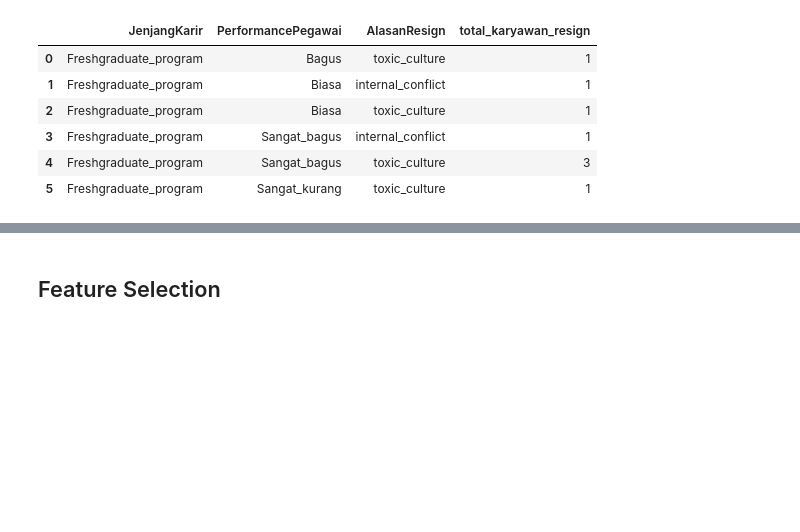
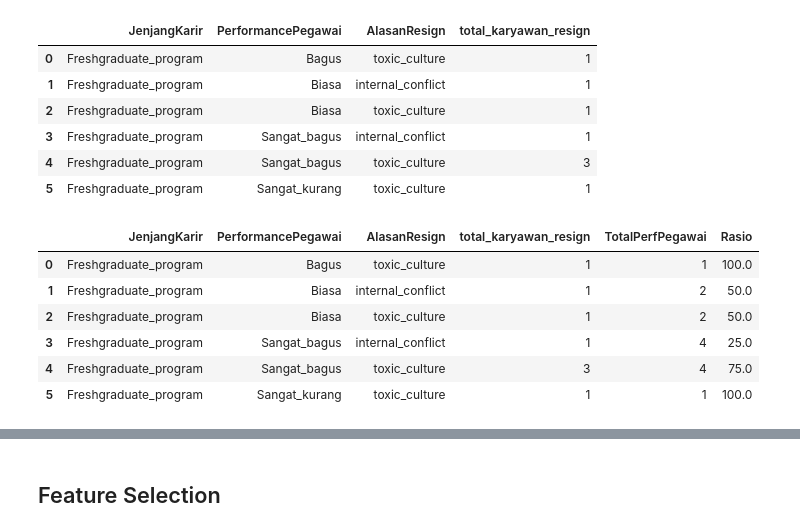
Before and after one commit to pwirap/-Improving-Employee-Retention-by-Predicting-Employee-Attrition-Using-Machine-Learning, a Jupyter notebook: PHILIPUS_Improving_Employee_Retention_by_Predicting_Employee_Attrition_Using_Machine_Learning.ipynb, the cells around one changed output, grey strips where cells are left out. Saved outputs shown, nothing was run; the diff lists cells and outputs as text; code cells hidden in the pictures; blank space fills up the shorter version.

```diff
--- a/PHILIPUS_Improving_Employee_Retention_by_Predicting_Employee_Attrition_Using_Machine_Learning.ipynb
+++ b/PHILIPUS_Improving_Employee_Retention_by_Predicting_Employee_Attrition_Using_Machine_Learning.ipynb
@@ -328 +335,11 @@ data_eda_dataanalyst_group
+# %%
+data_eda_dataanalyst_group
+# %% [output]
+|  | JenjangKarir | PerformancePegawai | AlasanResign | total_karyawan_resign | TotalPerfPegawai | Rasio |
+| 0 | Freshgraduate_program | Bagus | toxic_culture | 1 | 1 | 100.0 |
+| 1 | Freshgraduate_program | Biasa | internal_conflict | 1 | 2 | 50.0 |
+| 2 | Freshgraduate_program | Biasa | toxic_culture | 1 | 2 | 50.0 |
+| 3 | Freshgraduate_program | Sangat_bagus | internal_conflict | 1 | 4 | 25.0 |
+| 4 | Freshgraduate_program | Sangat_bagus | toxic_culture | 3 | 4 | 75.0 |
+| 5 | Freshgraduate_program | Sangat_kurang | toxic_culture | 1 | 1 | 100.0 |
 # %%
```
Also changed, not shown: parts of 11 cells of this notebook.
